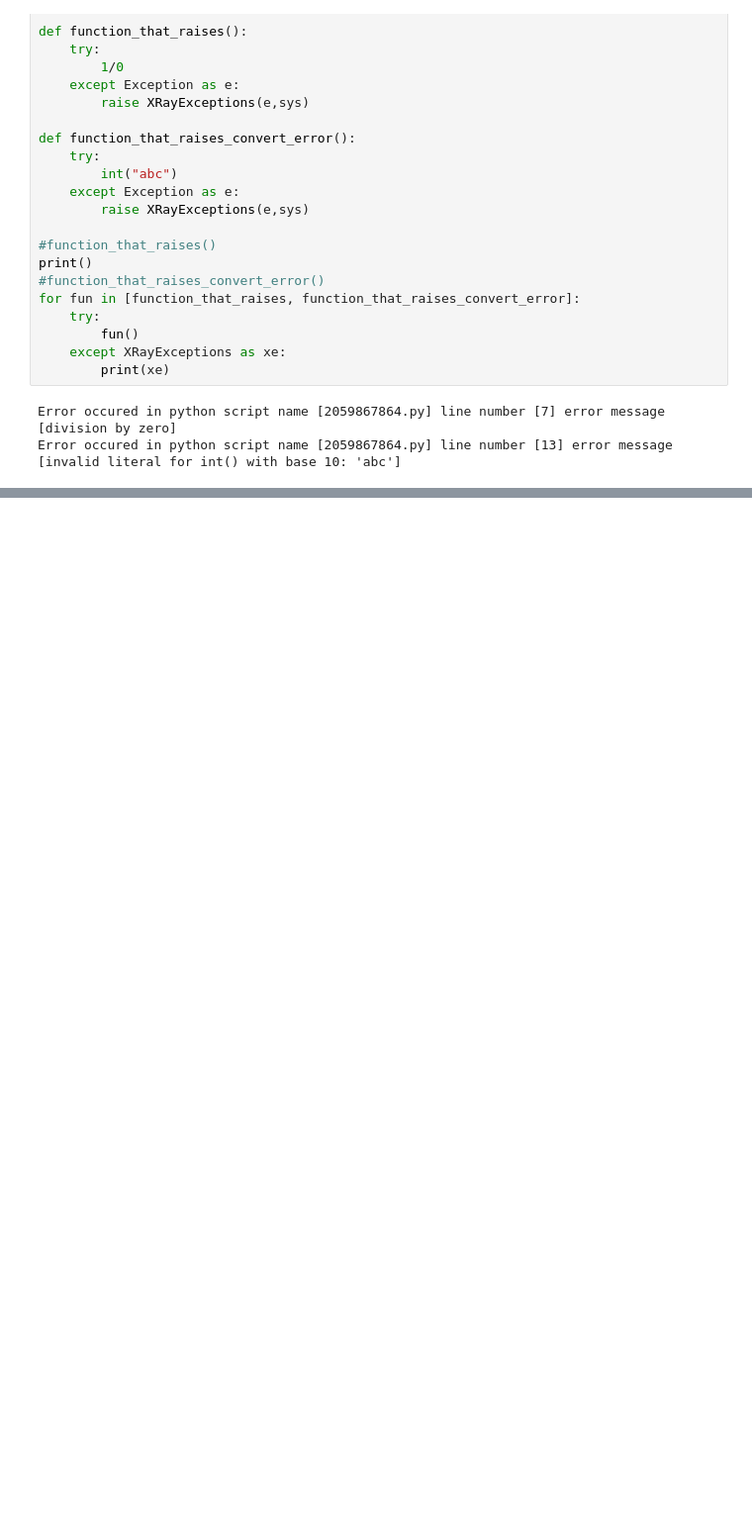
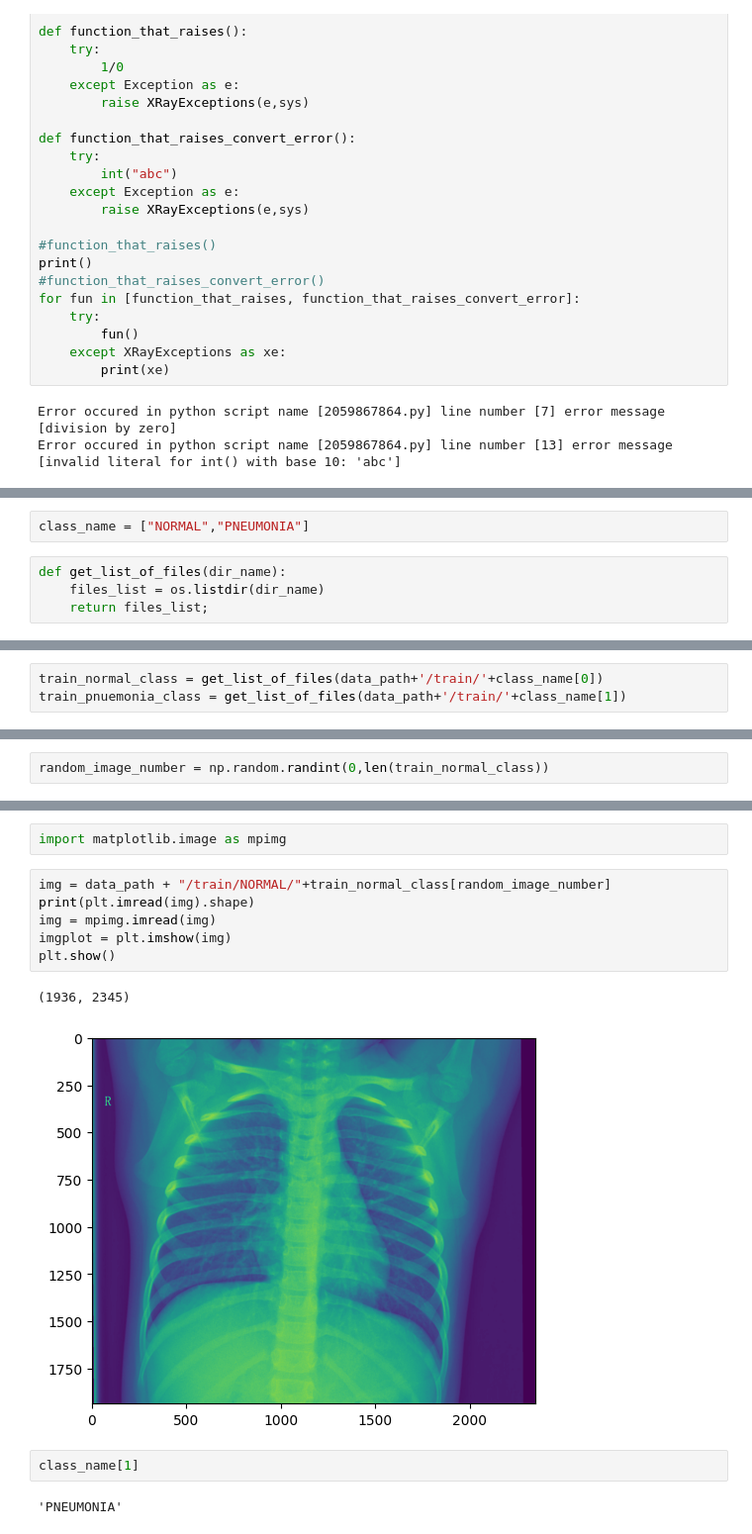
Before and after one commit to galibmulani/deeplearningproject, a Jupyter notebook: experiment/experiment.ipynb, the cells around one changed output, grey strips where cells are left out. Shown at 99% size. Drawn from its saved outputs; the diff is of its cells as text; blank space fills up the shorter version.

```diff
--- a/experiment/experiment.ipynb
+++ b/experiment/experiment.ipynb
@@ -75,0 +94,6 @@ Error occured in python script name [2059867864.py] line number [13] error messa
+# %%
+class_name = ["NORMAL","PNEUMONIA"]
+# %%
+def get_list_of_files(dir_name):
+    files_list = os.listdir(dir_name)
+    return files_list;
@@ -75,0 +162,3 @@ Error occured in python script name [2059867864.py] line number [13] error messa
+# %%
+train_normal_class = get_list_of_files(data_path+'/train/'+class_name[0])
+train_pnuemonia_class = get_list_of_files(data_path+'/train/'+class_name[1])
@@ -75,0 +190,2 @@ Error occured in python script name [2059867864.py] line number [13] error messa
+# %%
+random_image_number = np.random.randint(0,len(train_normal_class))
@@ -75,0 +204,15 @@ Error occured in python script name [2059867864.py] line number [13] error messa
+# %%
+import matplotlib.image as mpimg
+# %%
+img = data_path + "/train/NORMAL/"+train_normal_class[random_image_number]
+print(plt.imread(img).shape)
+img = mpimg.imread(img)
+imgplot = plt.imshow(img)
+plt.show()
+# %% [output]
+(1936, 2345)
+[figure, added]
+# %%
+class_name[1]
+# %% [output]
+'PNEUMONIA'
```
Also changed, not shown: parts of 35 cells of this notebook, 8 other files.
